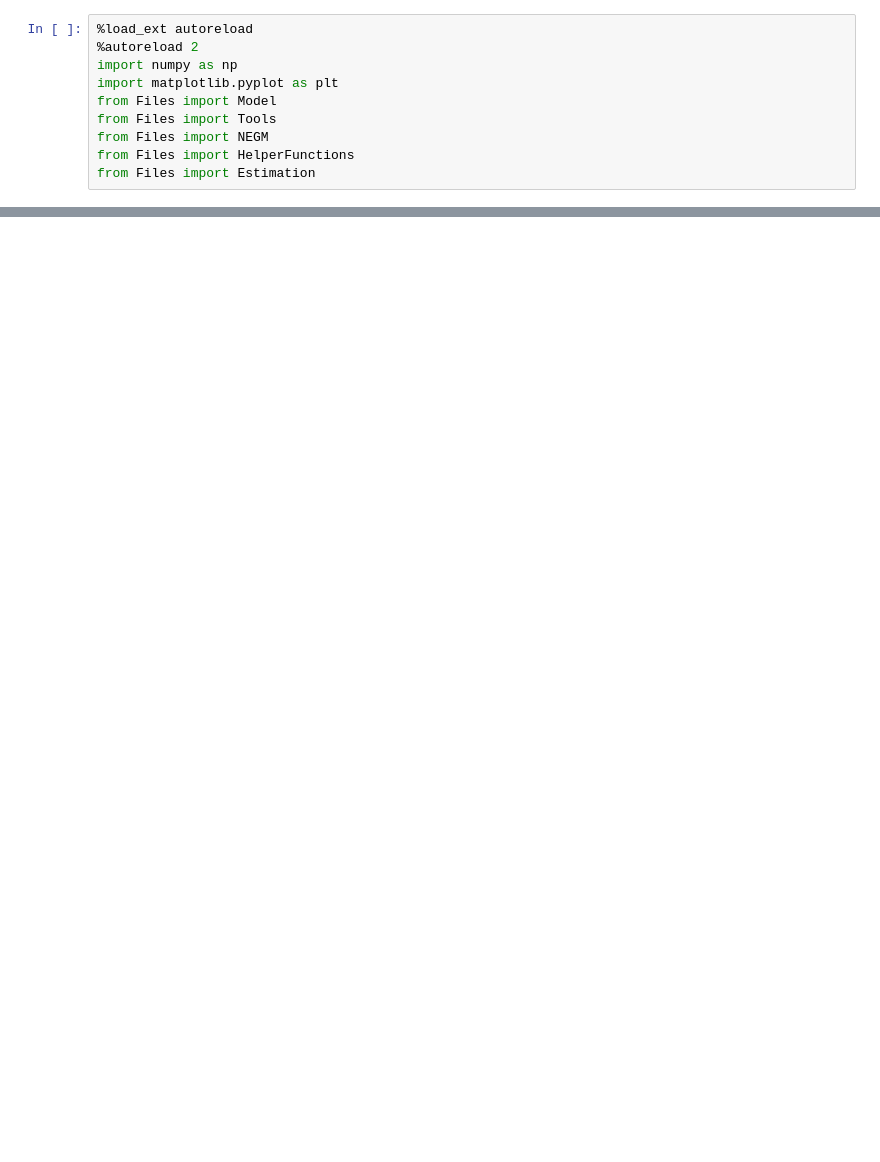
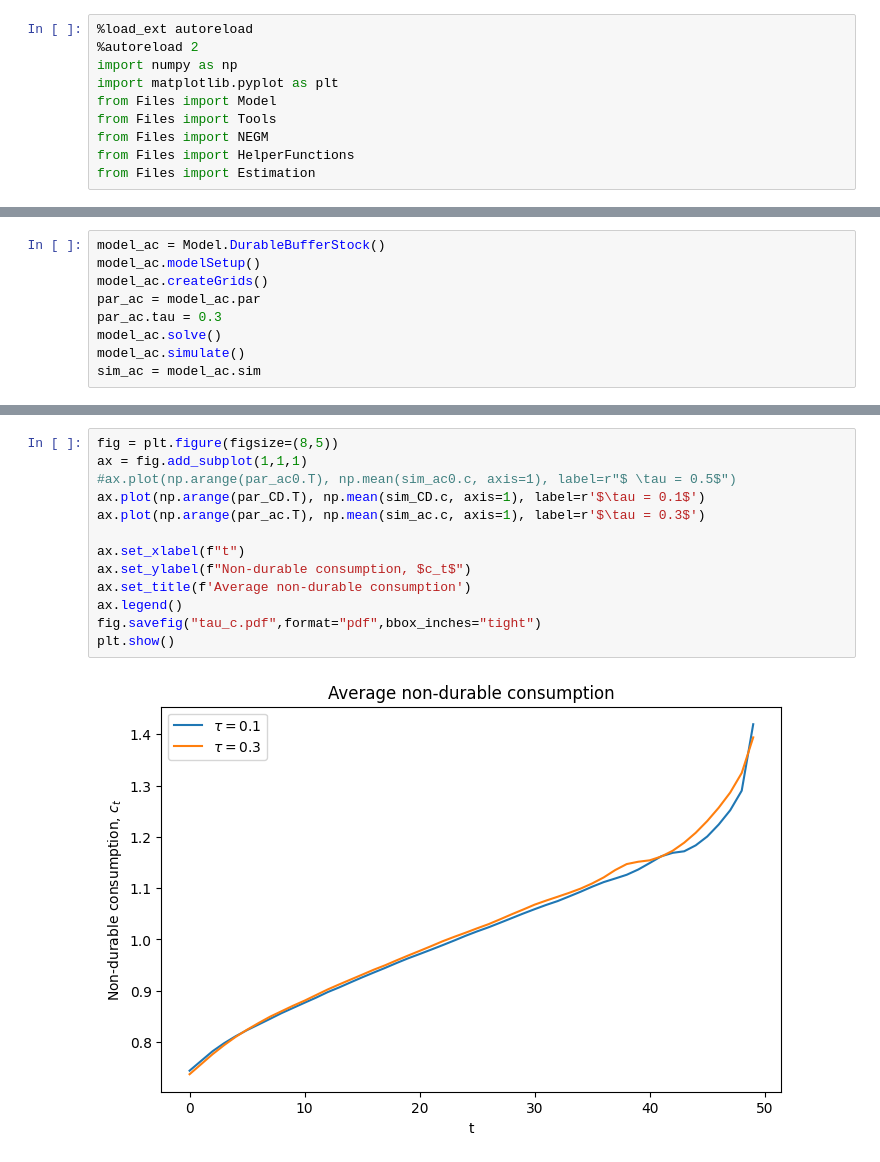
Before and after one commit to ChristofferDH/DP_CR, a Jupyter notebook: Main.ipynb, the cells around one changed output, grey strips where cells are left out. Drawn from its saved outputs; the diff is of its cells as text; blank space fills up the shorter version.

```diff
--- a/Main.ipynb
+++ b/Main.ipynb
@@ -187,0 +441,9 @@ np.mean(np.abs(sim.d - sim.n) > tol)
+# %%
+model_ac = Model.DurableBufferStock()
+model_ac.modelSetup()
+model_ac.createGrids()
+par_ac = model_ac.par
+par_ac.tau = 0.3
+model_ac.solve()
+model_ac.simulate()
+sim_ac = model_ac.sim
@@ -187,0 +495,15 @@ np.mean(np.abs(sim.d - sim.n) > tol)
+# %%
+fig = plt.figure(figsize=(8,5))
+ax = fig.add_subplot(1,1,1)
+#ax.plot(np.arange(par_ac0.T), np.mean(sim_ac0.c, axis=1), label=r"$ \tau = 0.5$")
+ax.plot(np.arange(par_CD.T), np.mean(sim_CD.c, axis=1), label=r'$\tau = 0.1$')
+ax.plot(np.arange(par_ac.T), np.mean(sim_ac.c, axis=1), label=r'$\tau = 0.3$')
+
+ax.set_xlabel(f"t")
+ax.set_ylabel(f"Non-durable consumption, $c_t$")
+ax.set_title(f'Average non-durable consumption')
+ax.legend()
+fig.savefig("tau_c.pdf",format="pdf",bbox_inches="tight")
+plt.show()
+# %% [output]
+[figure, added]
```
Also changed, not shown: parts of 35 cells of this notebook, 1 other file.
